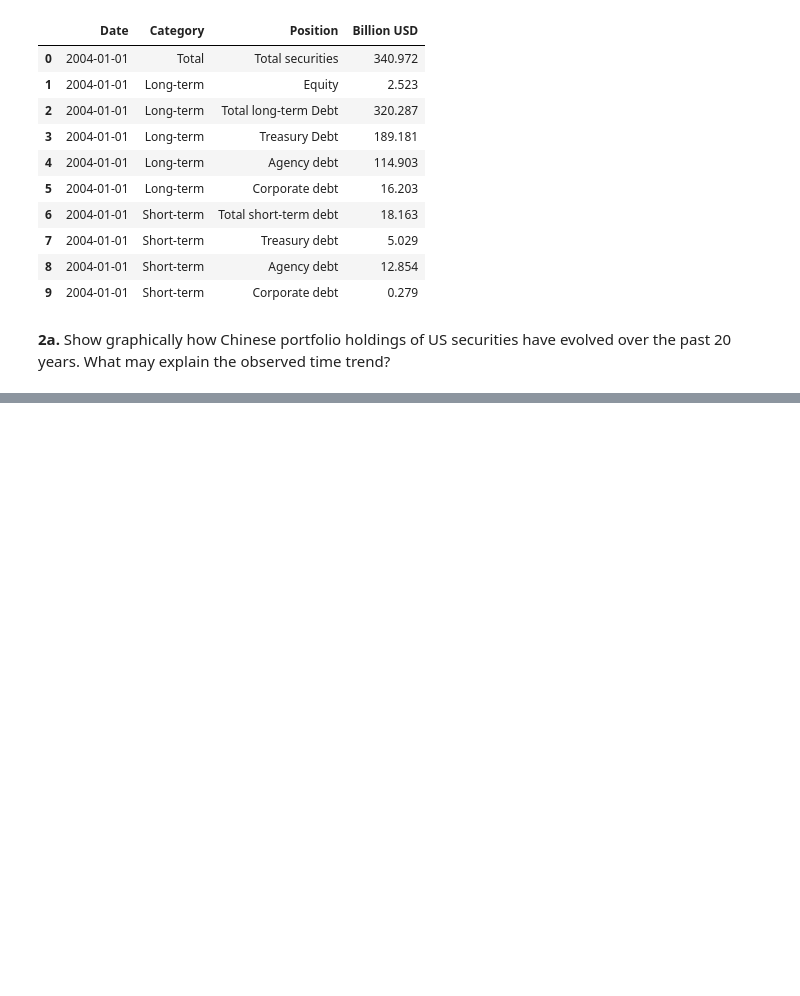
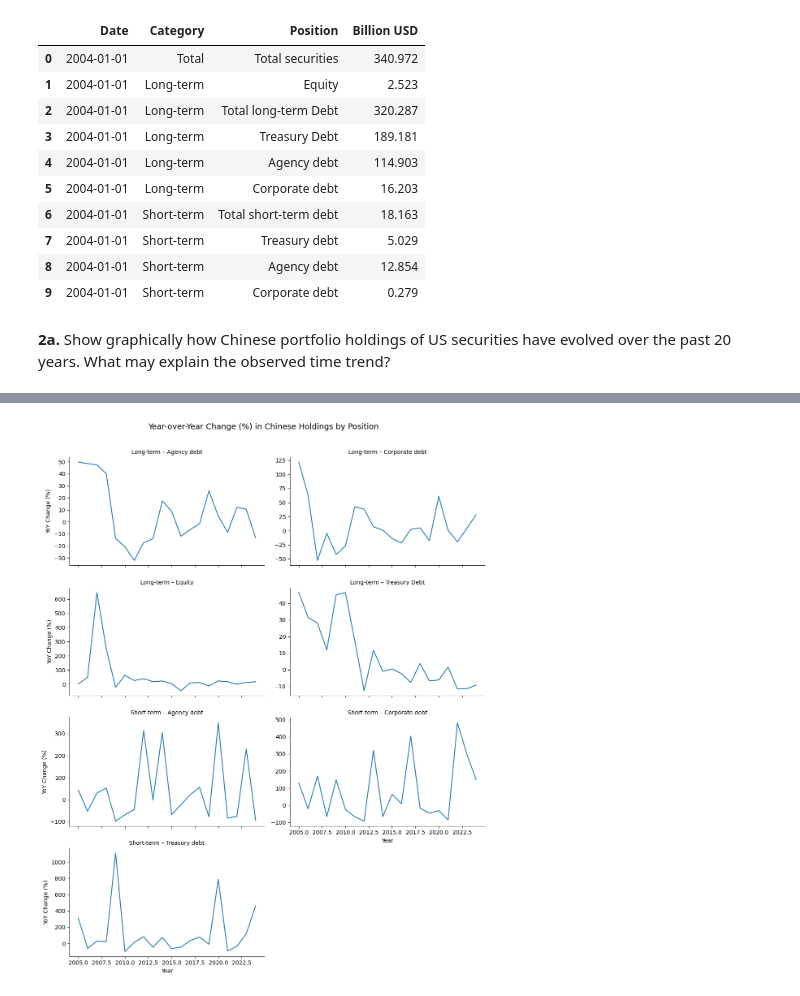
Before and after one commit to J-Wilke/Computational-Economics, a Jupyter notebook: Data Viz/China as a Global Creditor - a Data Excercise/Data Excercise.ipynb, the cells around one changed output, grey strips where cells are left out. Drawn from its saved outputs; the diff is of its cells as text; code cells hidden in the pictures; blank space fills up the shorter version.

```diff
--- a/Data Viz/China as a Global Creditor - a Data Excercise/Data Excercise.ipynb
+++ b/Data Viz/China as a Global Creditor - a Data Excercise/Data Excercise.ipynb
@@ -540,0 +499,46 @@ plt.show()
+# %%
+import pandas as pd
+import matplotlib.pyplot as plt
+import seaborn as sns
+
+# Annahme: ticdata_raw ist bereits im Environment
+# Wir simulieren den vorherigen Verarbeitungsschritt auf Basis des bereitgestellten Codes
+
+# Beispielhafte Simulation eines kleinen Ausschnitts für Demo-Zwecke (real müsste ticdata_raw geladen sein)
+# Der folgende Block wäre normal ersetzt durch: ticdata = ticdata_raw.copy()
+# Hier überspringen wir den Block und gehen direkt zu Verarbeitungsschritt nach Aufbereitung
+
+# Wir nehmen an, dass ticdata nun die Spalten: Date, Category, Position, Billion USD hat
+# Berechnung: YoY-Change je Kategorie + Position
+
+# Safe example transformation, falls ticdata existiert
+if 'ticdata' in locals():
+    # Redact totals
+    plot_df = ticdata[
+        ~ticdata["Category"].str.contains("Total", case=False, na=False) &
+        ~ticdata["Position"].str.contains("Total", case=False, na=False)
+    ].copy()
+
+    # Year column
+    plot_df["Year"] = plot_df["Date"].dt.year
+
+    # Pivot table: Index = Year, Columns = Category – Position, Values = Billion USD
+    plot_df["Cat_Pos"] = plot_df["Category"] + " – " + plot_df["Position"]
+    pivot_df = plot_df.pivot_table(index="Year", columns="Cat_Pos", values="Billion USD", aggfunc="sum")
+
+    # Compute YoY percentage change
+    yoy_df = pivot_df.pct_change() * 100
+    yoy_df = yoy_df.reset_index().melt(id_vars="Year", var_name="Category_Position", value_name="YoY Change (%)")
+
+    # Drop NaNs from first year
+    yoy_df = yoy_df.dropna()
+
+    # Plot
+    g = sns.FacetGrid(yoy_df, col="Category_Position", col_wrap=2, sharey=False, height=3.5, aspect=1.6)
+    g.map_dataframe(sns.lineplot, x="Year", y="YoY Change (%)")
+    g.set_titles("{col_name}")
+    g.set_axis_labels("Year", "YoY Change (%)")
+    g.fig.subplots_adjust(top=0.92)
+    g.fig.suptitle("Year-over-Year Change (%) in Chinese Holdings by Position", fontsize=14)
+# %% [output]
+[figure, added]
```
Also changed, not shown: parts of 4 cells of this notebook.
